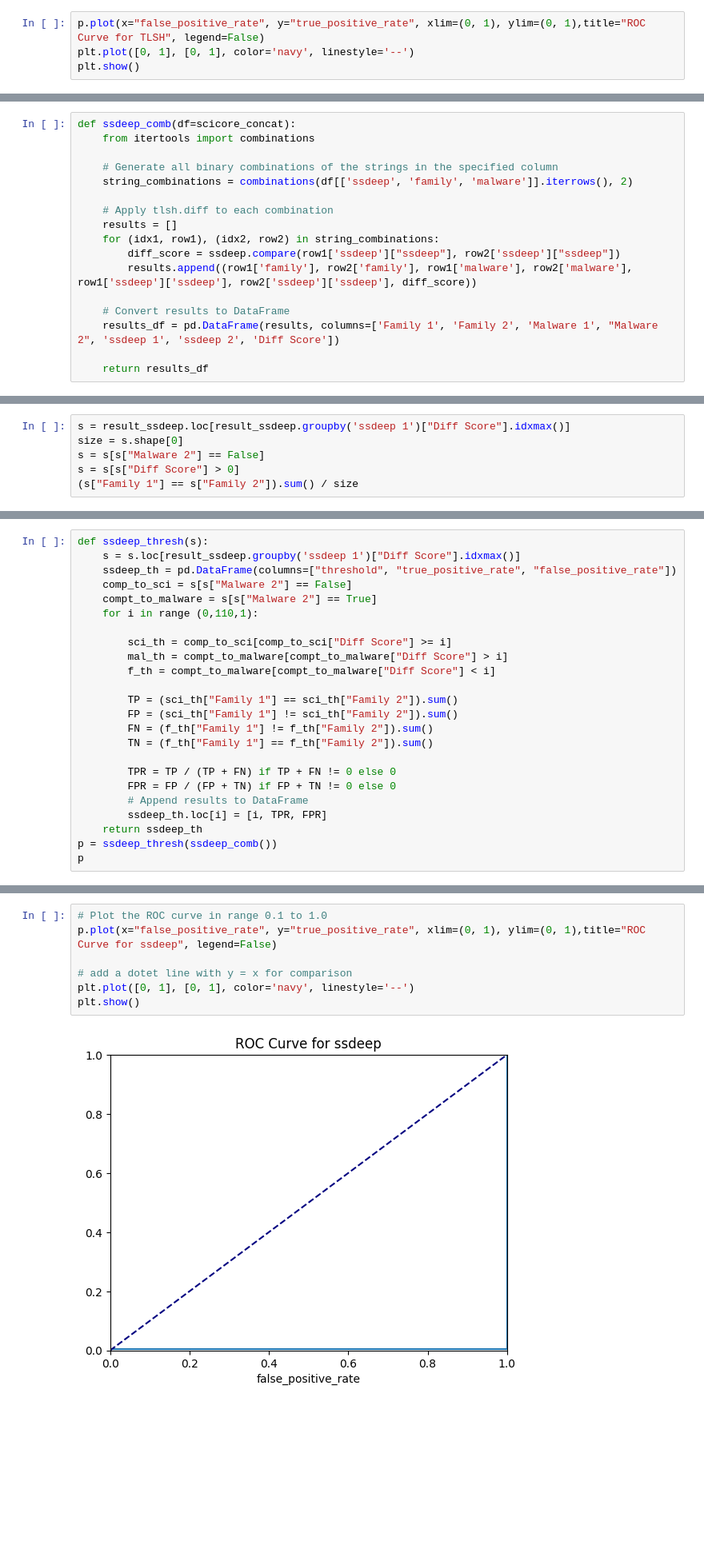
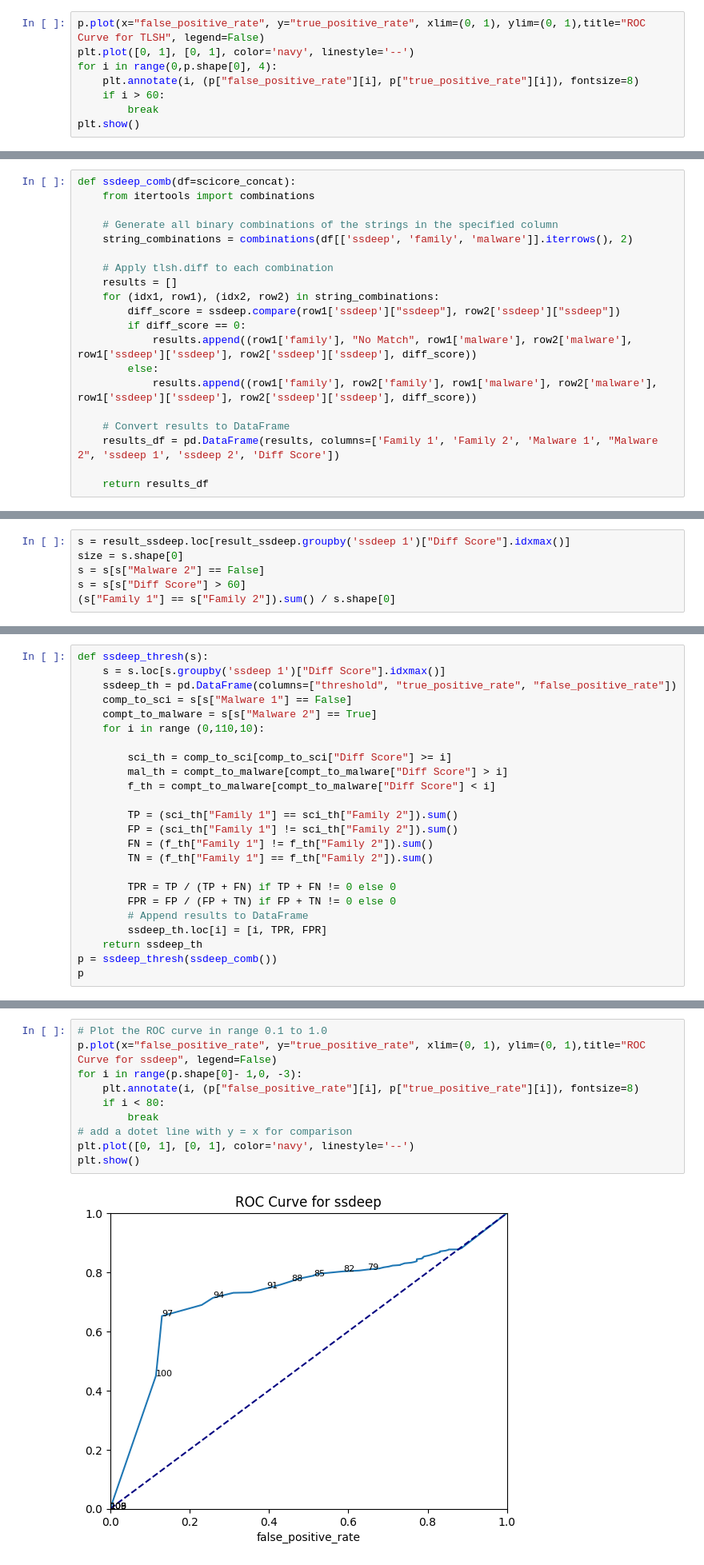
Before and after one commit to edizeqiri/obstkorb, a Jupyter notebook: Testing_Framework/ROC.ipynb, the cells around one changed output, grey strips where cells are left out. Shown at 80% size. Cells and saved outputs as stored; diff of their text form; blank space fills up the shorter version.

```diff
--- a/Testing_Framework/ROC.ipynb
+++ b/Testing_Framework/ROC.ipynb
@@ -226,5 +232,9 @@ The optimal Threshold is: 25
 # %%
 p.plot(x="false_positive_rate", y="true_positive_rate", xlim=(0, 1), ylim=(0, 1),title="ROC Curve for TLSH", legend=False)
 plt.plot([0, 1], [0, 1], color='navy', linestyle='--')
+for i in range(0,p.shape[0], 4):
+    plt.annotate(i, (p["false_positive_rate"][i], p["true_positive_rate"][i]), fontsize=8)
+    if i > 60:
+        break
 plt.show()
 # %% [output]
@@ -247,7 +258,10 @@ def ssdeep_comb(df=scicore_concat):
     results = []
     for (idx1, row1), (idx2, row2) in string_combinations:
         diff_score = ssdeep.compare(row1['ssdeep']["ssdeep"], row2['ssdeep']["ssdeep"])
-        results.append((row1['family'], row2['family'], row1['malware'], row2['malware'], row1['ssdeep']['ssdeep'], row2['ssdeep']['ssdeep'], diff_score))
+        if diff_score == 0:
+            results.append((row1['family'], "No Match", row1['malware'], row2['malware'], row1['ssdeep']['ssdeep'], row2['ssdeep']['ssdeep'], diff_score))
+        else:
+            results.append((row1['family'], row2['family'], row1['malware'], row2['malware'], row1['ssdeep']['ssdeep'], row2['ssdeep']['ssdeep'], diff_score))
 
     # Convert results to DataFrame
     results_df = pd.DataFrame(results, columns=['Family 1', 'Family 2', 'Malware 1', "Malware 2", 'ssdeep 1', 'ssdeep 2', 'Diff Score'])
@@ -275,6 +289,6 @@ result_ssdeep
 s = result_ssdeep.loc[result_ssdeep.groupby('ssdeep 1')["Diff Score"].idxmax()]
 size = s.shape[0]
 s = s[s["Malware 2"] == False]
-s = s[s["Diff Score"] > 0]
-(s["Family 1"] == s["Family 2"]).sum() / size
+s = s[s["Diff Score"] > 60]
+(s["Family 1"] == s["Family 2"]).sum() / s.shape[0]
 # %% [output]
@@ -289,11 +303,11 @@ compt_to_malware = result_ssdeep[result_ssdeep["Malware 2"] == True]
 7034
 # %%
 def ssdeep_thresh(s):
-    s = s.loc[result_ssdeep.groupby('ssdeep 1')["Diff Score"].idxmax()]
+    s = s.loc[s.groupby('ssdeep 1')["Diff Score"].idxmax()]
     ssdeep_th = pd.DataFrame(columns=["threshold", "true_positive_rate", "false_positive_rate"])
-    comp_to_sci = s[s["Malware 2"] == False]
+    comp_to_sci = s[s["Malware 1"] == False]
     compt_to_malware = s[s["Malware 2"] == True]
-    for i in range (0,110,1):
+    for i in range (0,110,10):
 
         sci_th = comp_to_sci[comp_to_sci["Diff Score"] >= i]
         mal_th = compt_to_malware[compt_to_malware["Diff Score"] > i]
@@ -328,12 +342,15 @@ p
 # %%
 # Plot the ROC curve in range 0.1 to 1.0
 p.plot(x="false_positive_rate", y="true_positive_rate", xlim=(0, 1), ylim=(0, 1),title="ROC Curve for ssdeep", legend=False)
-
+for i in range(p.shape[0]- 1,0, -3):
+    plt.annotate(i, (p["false_positive_rate"][i], p["true_positive_rate"][i]), fontsize=8)
+    if i < 80:
+        break
 # add a dotet line with y = x for comparison
 plt.plot([0, 1], [0, 1], color='navy', linestyle='--')
 plt.show()
 # %% [output]
-[figure, old version]
+[figure, new version]
 # %%
 print(f'The optimal Threshold is: {(p["true_positive_rate"] - p["false_positive_rate"]).abs().idxmax()}')
 # %% [output]
```
Also changed, not shown: parts of 21 cells of this notebook, 5 other files.
